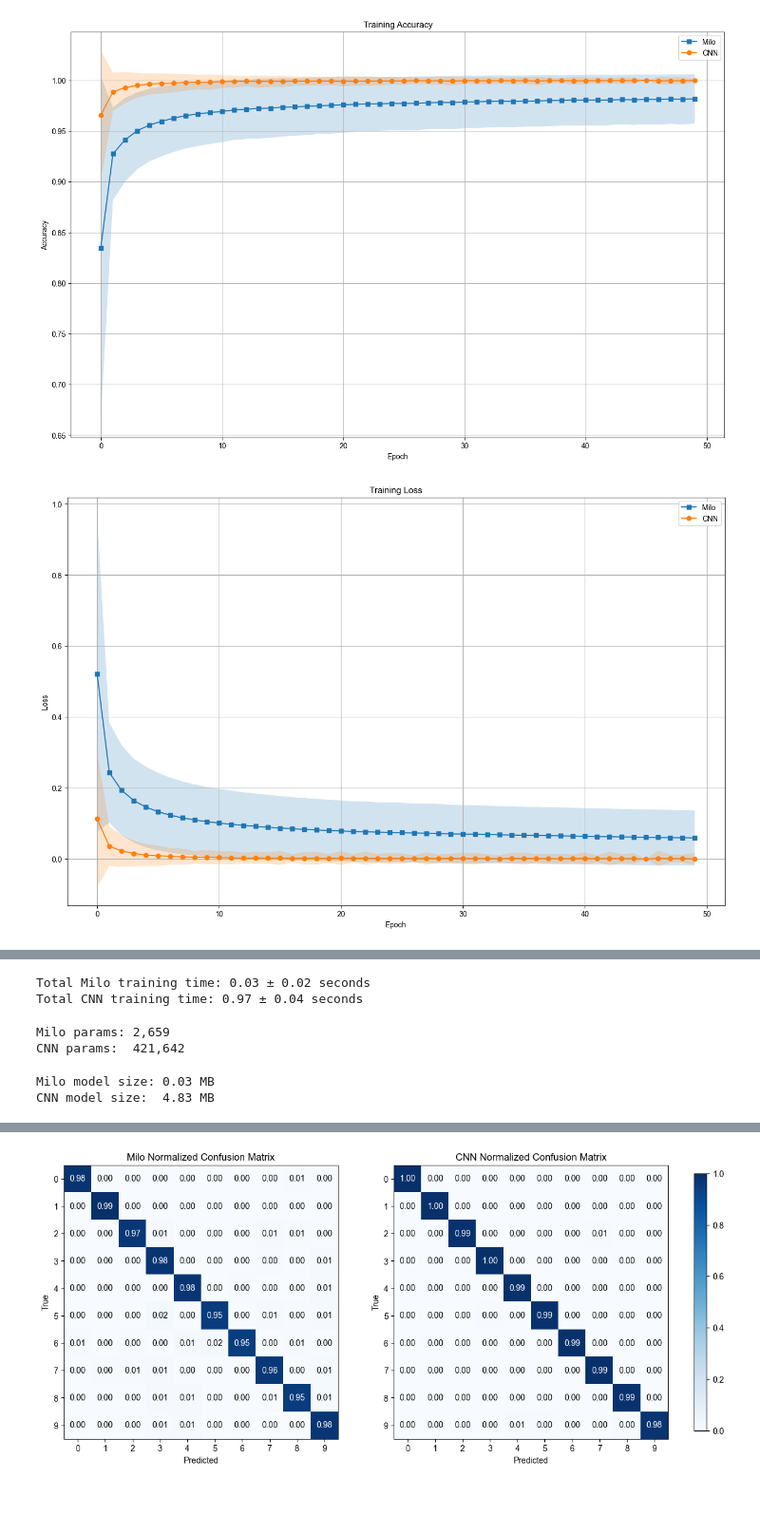
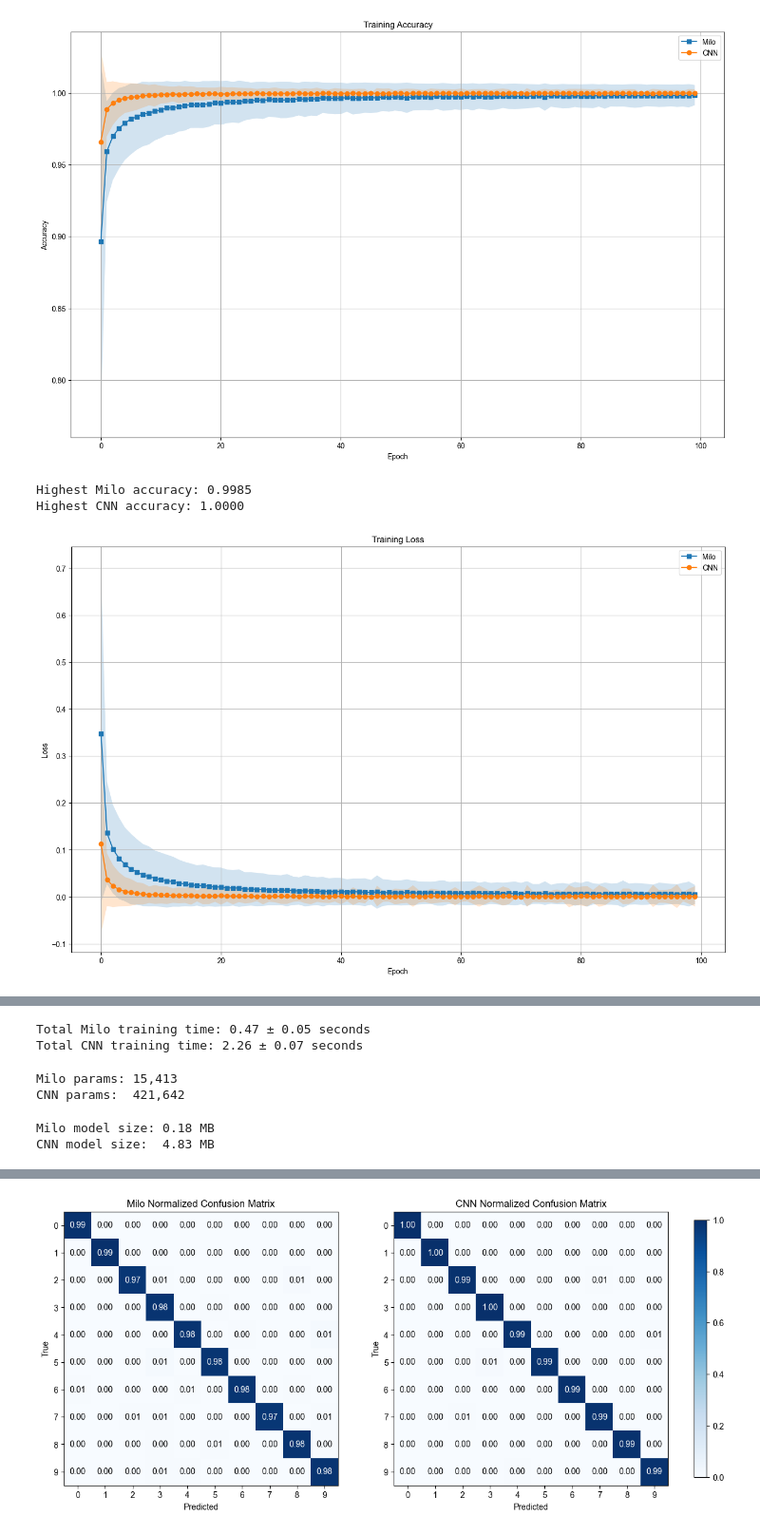
Before and after one commit to AnujGore/milo_net, a Jupyter notebook: notebooks/mnist_results.ipynb, the cells around one changed output, grey strips where cells are left out. Shown: that part at 95% size. Drawn from its saved outputs; the diff is of its cells as text; code cells hidden in the pictures; blank space fills up the shorter version.

```diff
--- a/notebooks/mnist_results.ipynb
+++ b/notebooks/mnist_results.ipynb
@@ -29,8 +29,9 @@ rng = jax.random.PRNGKey(0)
 # %%
 milo = MiloMLP(
     input_dim=(28, 28),
-    hidden_layer_dim=[(24, 20), (14, 10), (10, 1)],
-    output_dim=(10, 1)
+    hidden_layer_dim=[(64, 64), (36, 36), (18, 16), (10, 1)],
+    output_dim=(10, 1),
+    num_channels=1
 )
 
 simpleCNN = CNN()
@@ -45,7 +46,7 @@ with open("D:\Toolkit\Backup\Personal Projects\milo_net\models\cnn_best_state.ms
     cnn_best_state = from_bytes(cnn_state_template, f.read())
 # %%
 # --- Load metrics ---
-with open("D:\Toolkit\Backup\Personal Projects\milo_net\models\metrics_history.json", "r") as f:
+with open("D:\Toolkit\Backup\Personal Projects\milo_net\models\mnist_metrics_history.json", "r") as f:
     metrics = json.load(f)
 
 # --- Accuracy Plot ---
@@ -66,25 +67,41 @@ plt.ylabel("Accuracy")
 plt.legend()
 plt.grid(True)
 plt.show()
+
+max_milo_accuracy = np.max(metrics['milo_accuracy'])
+max_cnn_accuracy = np.max(metrics['cnn_accuracy'])
+
+# Print results
+print(f"Highest Milo accuracy: {max_milo_accuracy:.4f}")
+print(f"Highest CNN accuracy: {max_cnn_accuracy:.4f}")
 # %% [output]
-[figure, old version]
+[figure, new version]
+Highest Milo accuracy: 0.9985
+Highest CNN accuracy: 1.0000
 # %%
 plt.figure(figsize=(16, 10))
 plt.plot(metrics['milo_loss'], label='Milo', marker = "s")
 plt.fill_between(range(len(metrics['milo_loss'])),
                  np.array(metrics['milo_loss']) - np.array(metrics['milo_loss_std']),
                  np.array(metrics['milo_loss']) + np.array(metrics['milo_loss_std']),
                  alpha=0.2)
 plt.plot(metrics['cnn_loss'], label='CNN', marker = "o")
 plt.fill_between(range(len(metrics['cnn_loss'])),
                  np.array(metrics['cnn_loss']) - np.array(metrics['cnn_loss_std']),
                  np.array(metrics['cnn_loss']) + np.array(metrics['cnn_loss_std']),
                  alpha=0.2)
 plt.title("Training Loss")
 plt.xlabel("Epoch")
 plt.ylabel("Loss")
 plt.legend()
 plt.grid(True)
 plt.show()
+
+min_milo_loss = np.min(metrics['milo_loss'])
+min_cnn_loss = np.min(metrics['cnn_loss'])
+
+# Print results
+print(f"Lowest Milo loss: {min_milo_loss:.4f}")
+print(f"Lowest CNN loss: {min_cnn_loss:.4f}")
 # %% [output]
-[figure, old version]
+[figure, new version]
@@ -98,8 +117,8 @@ total_cnn_std = np.sqrt(sum(np.array(metrics['cnn_time_std'])**2))
 print(f"Total Milo training time: {total_milo_time:.2f} ± {total_milo_std:.2f} seconds")
 print(f"Total CNN training time: {total_cnn_time:.2f} ± {total_cnn_std:.2f} seconds")
 # %% [output]
-Total Milo training time: 0.03 ± 0.02 seconds
-Total CNN training time: 0.97 ± 0.04 seconds
+Total Milo training time: 0.47 ± 0.05 seconds
+Total CNN training time: 2.26 ± 0.07 seconds
 # %%
 from jax.flatten_util import ravel_pytree
 
@@ -111,7 +130,7 @@ def count_params(params):
 print(f"Milo params: {count_params(milo_best_state.params):,}")
 print(f"CNN params:  {count_params(cnn_best_state.params):,}")
 # %% [output]
-Milo params: 2,659
+Milo params: 15,413
 CNN params:  421,642
 # %%
 milo_size_mb = os.path.getsize("D:\Toolkit\Backup\Personal Projects\milo_net\models\milo_best_state.msgpack") / (1024**2)
@@ -120,7 +139,7 @@ cnn_size_mb = os.path.getsize("D:\Toolkit\Backup\Personal Projects\milo_net\mode
 print(f"Milo model size: {milo_size_mb:.2f} MB")
 print(f"CNN model size:  {cnn_size_mb:.2f} MB")
 # %% [output]
-Milo model size: 0.03 MB
+Milo model size: 0.18 MB
 CNN model size:  4.83 MB
 # %%
 test_ds: tf.data.Dataset = tfds.load('mnist', split='test')
```
Also changed, not shown: parts of 2 cells of this notebook, 4 other files.
